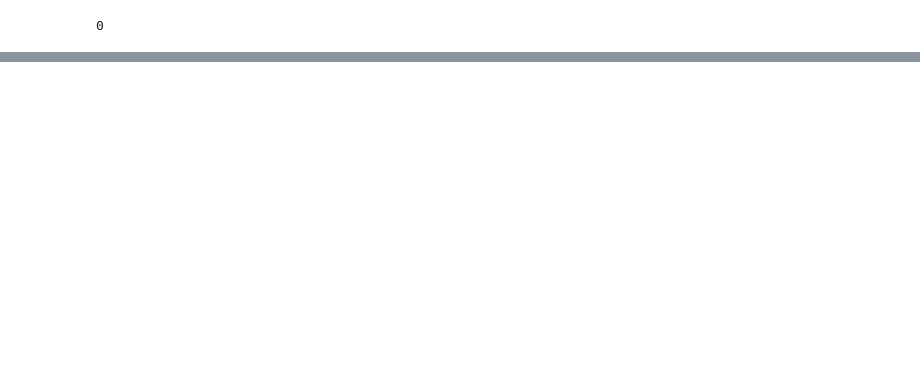
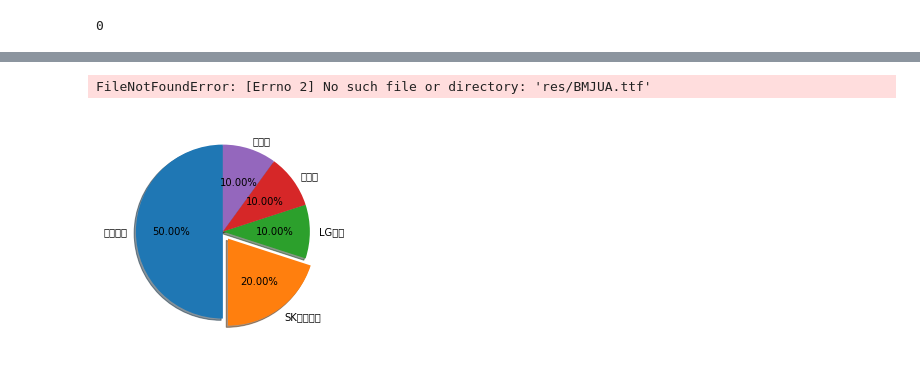
Before and after one commit to bamssong/python, a Jupyter notebook: chapter2/study.ipynb, the cells around one changed output, grey strips where cells are left out. Drawn from its saved outputs; the diff is of its cells as text; code cells hidden in the pictures; blank space fills up the shorter version.

```diff
--- a/chapter2/study.ipynb
+++ b/chapter2/study.ipynb
@@ -493,0 +579,57 @@ Pandas provides a `.to_xarray()` method to help automate this conversion.
+# %%
+import matplotlib.pyplot as plt
+import numpy as np
+from matplotlib import font_manager, rc
+from matplotlib import style
+
+#폰트 설정.
+# font_name = font_manager.FontProperties(fname="res/BMJUA.ttf").get_name()
+# rc('font', family=font_name)
+# style.use('ggplot')
+
+#데이터
+industry = ['통신업', '의료정밀', '운수창고업', '의약품', '음식료품', '전기가스업', '서비스업', '전기전자', '종이목재', '증권']
+fluctuations = [1.83, 1.30, 1.30, 1.26, 1.06, 0.93, 0.77, 0.68, 0.65, 0.61]
+pos = np.arange(len(industry))
+
+#차트 설정.
+fig = plt.figure(figsize=(12, 8))
+ax = fig.add_subplot(111)
+
+## x축 기준 그리기.
+rects = plt.bar(pos, fluctuations, align='center', width=0.5)
+plt.xticks(pos, industry)
+for i, rect in enumerate(rects):
+    ax.text(rect.get_x() + rect.get_width() / 2.0, 0.95 * rect.get_height(), str(fluctuations[i]) + '%', ha='center')
+
+## y축 기준 그리기.
+# rects = plt.barh(ypos, fluctuations, align='center', height=0.5)
+# plt.yticks(ypos, industry)
+# for i, rect in enumerate(rects):
+#     ax.text(0.95 * rect.get_width(), rect.get_y() + rect.get_height() / 2.0, str(fluctuations[i]) + '%', ha='right', va='center')
+
+plt.xlabel('등락률')
+plt.show()
+# %% [output]
+FileNotFoundError: [Errno 2] No such file or directory: 'res/BMJUA.ttf'
+# %%
+import matplotlib.pyplot as plt
+import numpy as np
+from matplotlib import font_manager, rc
+from matplotlib import style
+
+# font_name = font_manager.FontProperties(fname="c:/Windows/Fonts/malgun.ttf").get_name()
+# rc('font', family=font_name)
+# style.use('ggplot')
+
+colors = ['gold', 'yellowgreen', 'lightcoral', 'lightskyblue', 'red']
+labels = ['삼성전자', 'SK하이닉스', 'LG전자', '네이버', '카카오']
+ratio = [50, 20, 10, 10, 10]
+explode = (0.0, 0.1, 0.0, 0.0, 0.0)
+
+# autopct: 각 데이터 %출력, 1.1 소수점 한자리, 1.2 소수점 두자리
+# startangle: 데이터 출력 각도, 시계 반대반향으로 그린다.
+plt.pie(ratio, explode=explode, labels=labels, colors=colors, autopct='%1.2f%%', shadow=True, startangle=90)
+plt.show()
+# %% [output]
+[figure, added]
```
Also changed, not shown: parts of 21 cells of this notebook, 2 other files.
